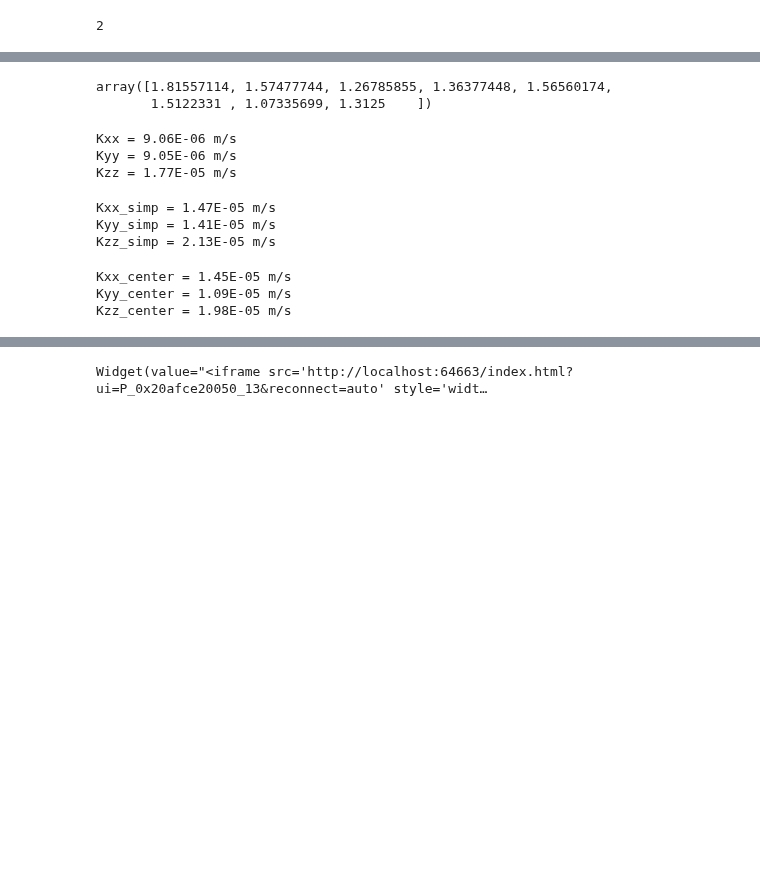
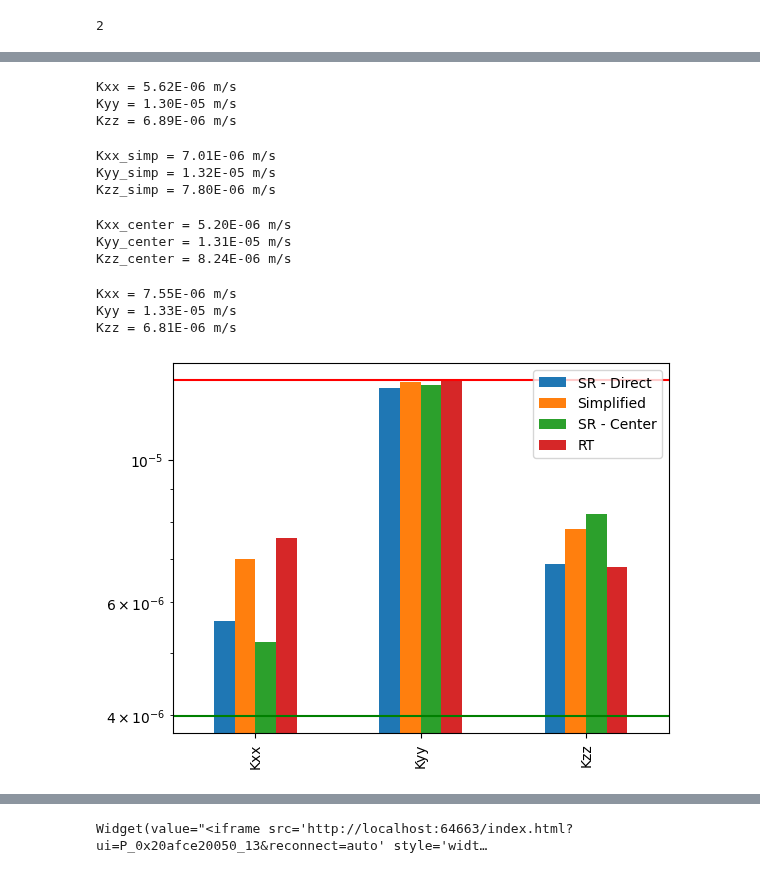
Before and after one commit to randlab/ArchPy, a Jupyter notebook: dev/flow_simulation/upscaling_methods_3D.ipynb, the cells around one changed output, grey strips where cells are left out. Drawn from its saved outputs; the diff is of its cells as text; code cells hidden in the pictures; blank space fills up the shorter version.

```diff
--- a/dev/flow_simulation/upscaling_methods_3D.ipynb
+++ b/dev/flow_simulation/upscaling_methods_3D.ipynb
@@ -411,7 +411,12 @@ def get_alpha(dx, dy, dz=None, direction="x"):
     return ((u_1 + u_2) - 2*u_1*u_2) / (1 - u_1*u_2)
 
 def keq(cmin, cmax, alpha):
-    return cmax**alpha*(cmin)**(1-alpha)
+
+    res = (np.abs(cmax)**alpha)*np.abs(cmin)**(1-alpha)
+    if cmax and cmin < 0:
+        res = -res
+
+    return res
 # %%
 def simplified_renormalization(field, dx, dy, dz, direction="x"):
 
@@ -795,12 +850,7 @@ array([ 5.40385305e-06,  3.17974457e-06,  2.71356362e-05, -1.12280077e-06,
-# %%
-h
-# %% [output]
-array([1.81557114, 1.57477744, 1.26785855, 1.36377448, 1.56560174,
-       1.5122331 , 1.07335699, 1.3125    ])
 # %%
-np.random.seed(10)
+np.random.seed(5)
 nx, ny, nz = 2, 2, 2
-dx, dy, dz = 1, 1, 1
+dx, dy, dz = 1, 1, .1
 
 Lx = nx * dx
 Ly = ny * dy
@@ -814,9 +864,9 @@ print("Kxx = {:.2E} m/s".format(Kxx))
 print("Kyy = {:.2E} m/s".format(Kyy))
 print("Kzz = {:.2E} m/s".format(Kzz))
 # %% [output]
-Kxx = 9.06E-06 m/s
-Kyy = 9.05E-06 m/s
-Kzz = 1.77E-05 m/s
+Kxx = 5.62E-06 m/s
+Kyy = 1.30E-05 m/s
+Kzz = 6.89E-06 m/s
 # %%
 Kxx_simp = simplified_renormalization(field, dx, dy, dz, direction="x")
 Kyy_simp = simplified_renormalization(field, dx, dy, dz, direction="y")
@@ -825,18 +875,50 @@ print("Kxx_simp = {:.2E} m/s".format(Kxx_simp))
 print("Kyy_simp = {:.2E} m/s".format(Kyy_simp))
 print("Kzz_simp = {:.2E} m/s".format(Kzz_simp))
 # %% [output]
-Kxx_simp = 1.47E-05 m/s
-Kyy_simp = 1.41E-05 m/s
-Kzz_simp = 2.13E-05 m/s
+Kxx_simp = 7.01E-06 m/s
+Kyy_simp = 1.32E-05 m/s
+Kzz_simp = 7.80E-06 m/s
 # %%
-Kxx_center, Kyy_center, Kzz_center = f_sr_center(field_rot, field_rot, field_rot, dx, dy, dz)
+Kxx_center, Kyy_center, Kzz_center = f_sr_center(field_rot, field_rot, field_rot, dx, dy, 1)
 print("Kxx_center = {:.2E} m/s".format(Kxx_center))
 print("Kyy_center = {:.2E} m/s".format(Kyy_center))
 print("Kzz_center = {:.2E} m/s".format(Kzz_center))
 # %% [output]
-Kxx_center = 1.45E-05 m/s
-Kyy_center = 1.09E-05 m/s
-Kzz_center = 1.98E-05 m/s
+Kxx_center = 5.20E-06 m/s
+Kyy_center = 1.31E-05 m/s
+Kzz_center = 8.24E-06 m/s
+# %%
+K_rt = f_rt_simple(field_rot, field_rot, field_rot, dx, dy, dz)
+Kxx_rt = K_rt[0, 0]
+Kyy_rt = K_rt[1, 1]
+Kzz_rt = K_rt[2, 2]
+print("Kxx = {:.2E} m/s".format(Kxx_rt))
+print("Kyy = {:.2E} m/s".format(Kyy_rt))
+print("Kzz = {:.2E} m/s".format(Kzz_rt))
+# %% [output]
+Kxx = 7.55E-06 m/s
+Kyy = 1.33E-05 m/s
+Kzz = 6.81E-06 m/s
+# %%
+import pandas as pd
+df = pd.DataFrame(columns=["Kxx", "Kyy", "Kzz"], index=["SR - Direct", "Simplified", "SR - Center", "RT"])
+df.loc["SR - Direct"] = [Kxx, Kyy, Kzz]
+df.loc["Simplified"] = [Kxx_simp, Kyy_simp, Kzz_simp]
+df.loc["SR - Center"] = [Kxx_center, Kyy_center, Kzz_center]
+df.loc["RT"] = [K_rt[0, 0], K_rt[1, 1], K_rt[2, 2]]
+
+# plot
+fig, ax = plt.subplots()
+df.T.plot(kind="bar", ax=ax)
+ax.set_yscale("log")
+
+plt.axhline(np.mean(field), color="red", label="Arithmetic mean")
+
+# plot a line at the harmonic mean
+plt.axhline(1/np.mean(1/field), color="green", label="Harmonic mean")
+plt.show()
+# %% [output]
+[figure, added]
 # %%
 # %%timeit
 # Kxx_center, Kyy_center, Kzz_center = f_sr_center(field_rot, field_rot, field_rot, dx, dy, dz)
```
Also changed, not shown: parts of 24 cells of this notebook, 1 other file.
